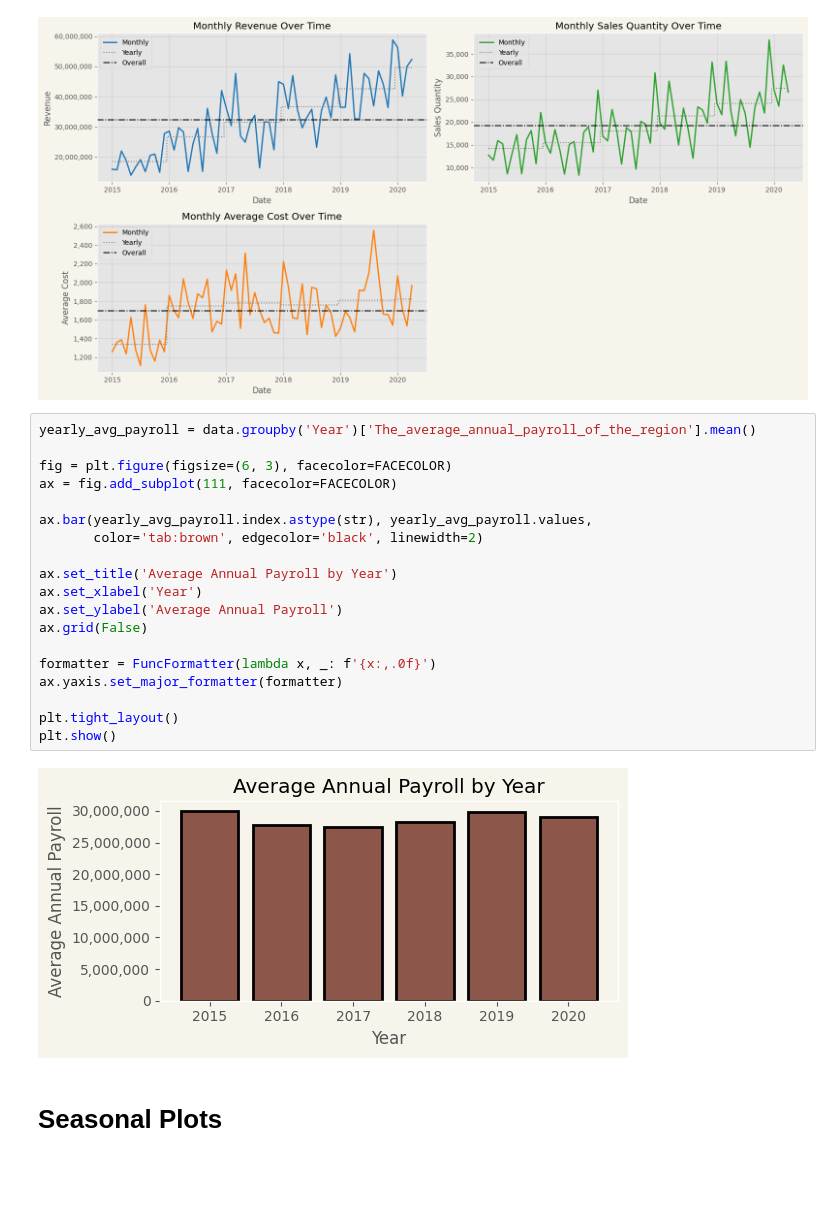
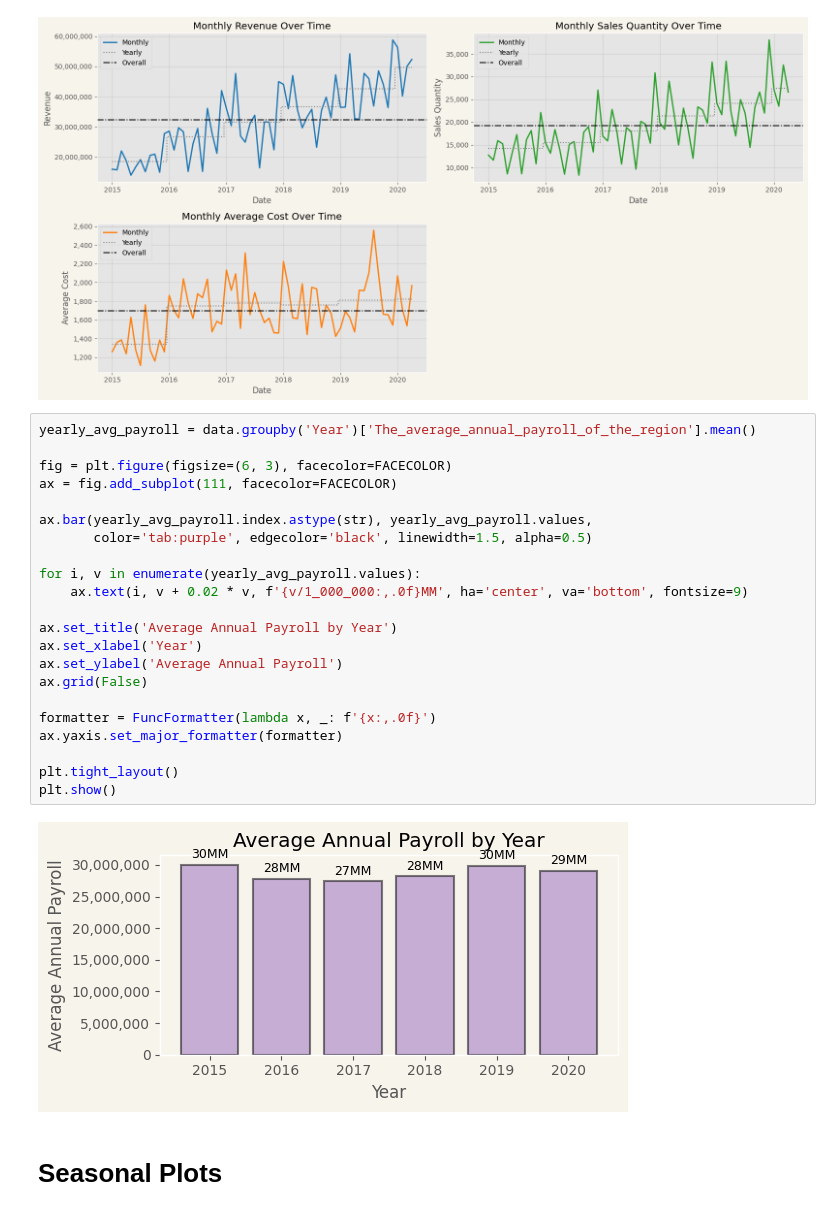
Before and after one commit to PeeteKeesel/kaggle-verse, a Jupyter notebook: time-series-understanding-autocorrelation.ipynb, the cells around one changed output. Saved outputs shown, nothing was run; the diff lists cells and outputs as text; blank space fills up the shorter version.

```diff
--- a/time-series-understanding-autocorrelation.ipynb
+++ b/time-series-understanding-autocorrelation.ipynb
@@ -128,24 +130,27 @@ plt.show()
 # %%
 yearly_avg_payroll = data.groupby('Year')['The_average_annual_payroll_of_the_region'].mean()
 
 fig = plt.figure(figsize=(6, 3), facecolor=FACECOLOR)
 ax = fig.add_subplot(111, facecolor=FACECOLOR)
 
 ax.bar(yearly_avg_payroll.index.astype(str), yearly_avg_payroll.values,
-       color='tab:brown', edgecolor='black', linewidth=2)
+       color='tab:purple', edgecolor='black', linewidth=1.5, alpha=0.5)
+
+for i, v in enumerate(yearly_avg_payroll.values):
+    ax.text(i, v + 0.02 * v, f'{v/1_000_000:,.0f}MM', ha='center', va='bottom', fontsize=9)
 
 ax.set_title('Average Annual Payroll by Year')
 ax.set_xlabel('Year')
 ax.set_ylabel('Average Annual Payroll')
 ax.grid(False)
 
 formatter = FuncFormatter(lambda x, _: f'{x:,.0f}')
 ax.yaxis.set_major_formatter(formatter)
 
 plt.tight_layout()
 plt.show()
 # %% [output]
-[figure, old version]
+[figure, new version]
 # %% [markdown]
 # Seasonal Plots
 # %%
```
Also changed, not shown: parts of 9 cells of this notebook.
